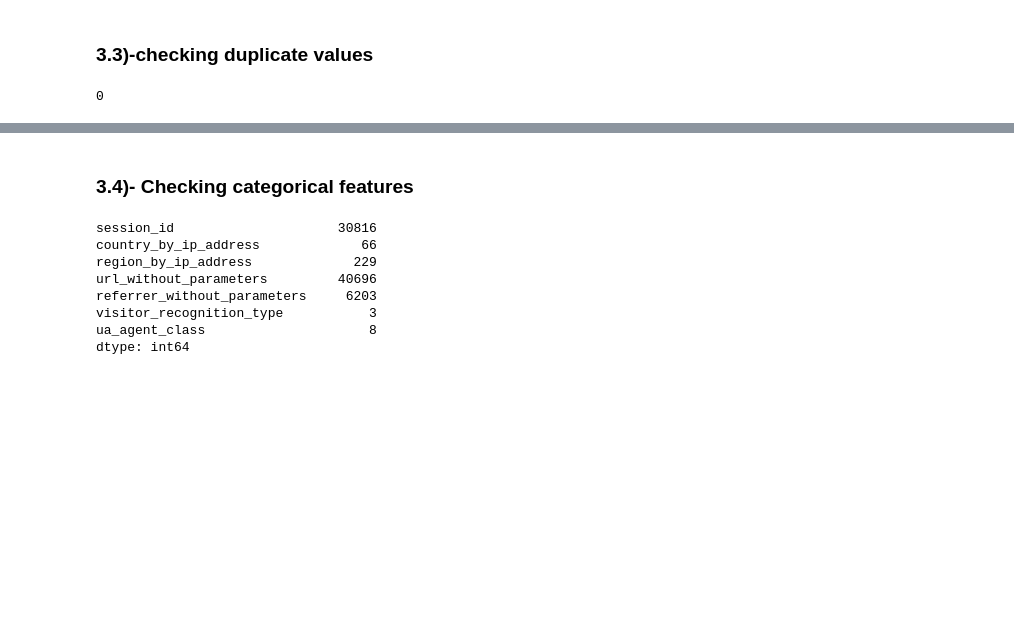
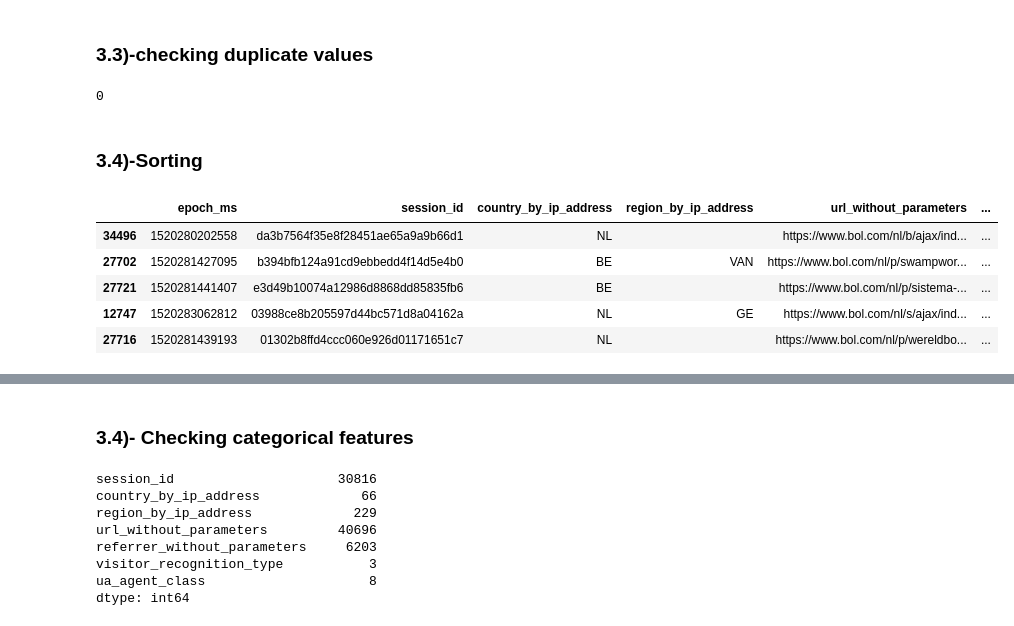
Before and after one commit to HassanSherwani/Bot_or_Not, a Jupyter notebook: EDA.ipynb, the cells around one changed output, grey strips where cells are left out. Saved outputs shown, nothing was run; the diff lists cells and outputs as text; code cells hidden in the pictures; blank space fills up the shorter version.

```diff
--- a/EDA.ipynb
+++ b/EDA.ipynb
@@ -188,3 +188,14 @@ Seems fine now
 print(df_bol.duplicated().sum())
 # %% [output]
 0
+# %% [markdown]
+### 3.4)-Sorting
+# %%
+df_bol.sort_values(by='visitor_recognition_type', ascending=False).head()
+# %% [output]
+|  | epoch_ms | session_id | country_by_ip_address | region_by_ip_address | url_without_parameters | ... |
+| 34496 | 1520280202558 | da3b7564f35e8f28451ae65a9a9b66d1 | NL |  | https://www.bol.com/nl/b/ajax/ind... | ... |
+| 27702 | 1520281427095 | b394bfb124a91cd9ebbedd4f14d5e4b0 | BE | VAN | https://www.bol.com/nl/p/swampwor... | ... |
+| 27721 | 1520281441407 | e3d49b10074a12986d8868dd85835fb6 | BE |  | https://www.bol.com/nl/p/sistema-... | ... |
+| 12747 | 1520283062812 | 03988ce8b205597d44bc571d8a04162a | NL | GE | https://www.bol.com/nl/s/ajax/ind... | ... |
+| 27716 | 1520281439193 | 01302b8ffd4ccc060e926d01171651c7 | NL |  | https://www.bol.com/nl/p/wereldbo... | ... |
```
Also changed, not shown: parts of 11 cells of this notebook.
